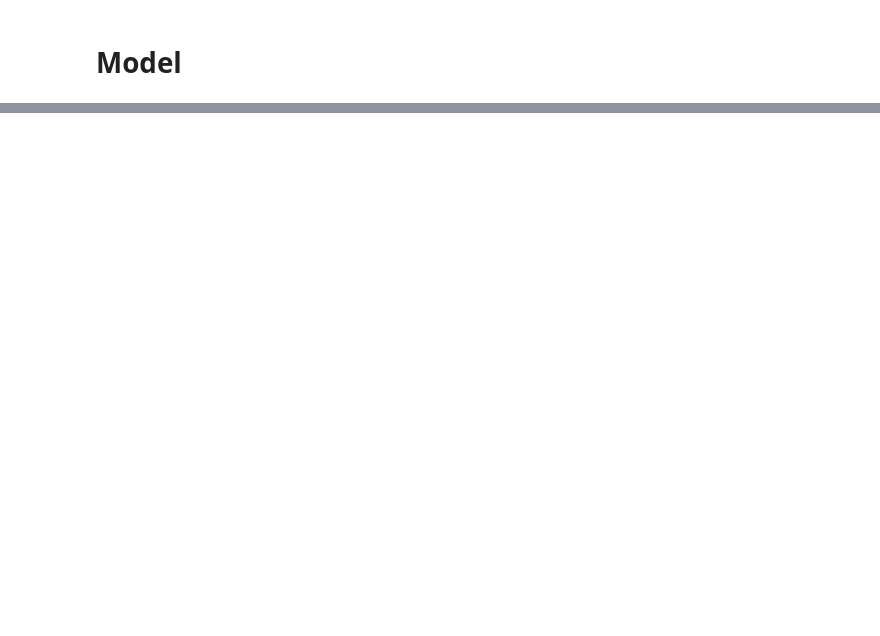
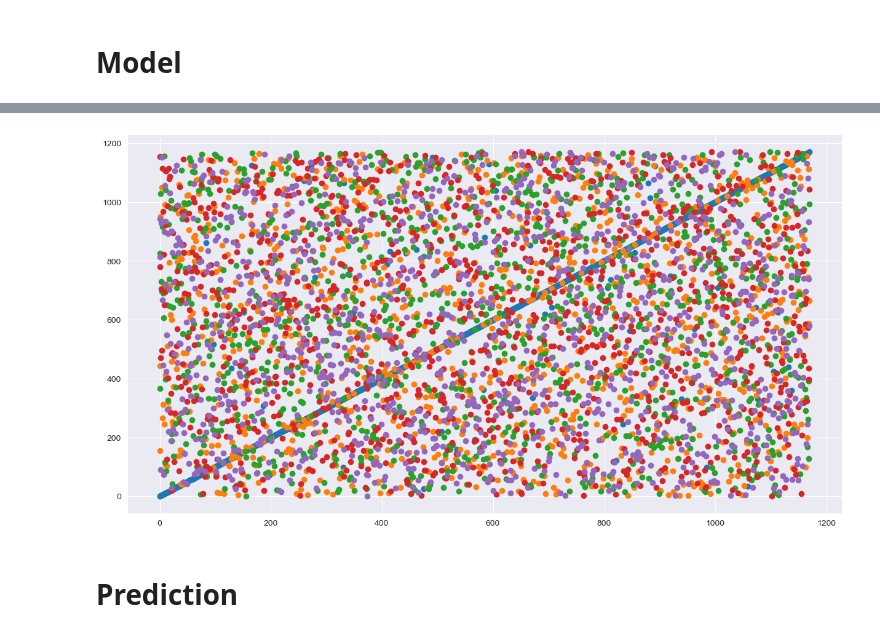
Before and after one commit to MH0386/product_recommendation, a Jupyter notebook: product_recommendation.ipynb, the cells around one changed output, grey strips where cells are left out. Drawn from its saved outputs; the diff is of its cells as text; code cells hidden in the pictures; blank space fills up the shorter version.

```diff
--- a/product_recommendation.ipynb
+++ b/product_recommendation.ipynb
@@ -97,7 +95,7 @@ data = Dataset.load_from_df(data, reader)
 # %% [markdown]
 # Splitting the dataset
 # %%
-trainSet, testSet = train_test_split(data, test_size=0.3, random_state=10)
+trainSet, testSet = train_test_split(data, test_size=0.2, random_state=42)
 # %%
 trainSet
 # %% [output]
@@ -105,6 +131,7 @@ trainSet
 # %% [markdown]
 # Model
+# %%
+model = NearestNeighbors(metric='cosine', algorithm='brute')
 # %%
-model = KNNWithMeans(k=10, verbose=True)
 model.fit(trainSet)
 # %% [output]
@@ -143,0 +139,2 @@ MSE: 450901.6795
+# %%
+distances, indices = model.kneighbors(trainSet)
@@ -143,0 +167,12 @@ MSE: 450901.6795
+# %%
+plt.figure(figsize=(15, 8))
+plt.scatter(x=range(0, len(indices)), y=indices[:, 0])
+plt.scatter(x=range(0, len(indices)), y=indices[:, 1])
+plt.scatter(x=range(0, len(indices)), y=indices[:, 2])
+plt.scatter(x=range(0, len(indices)), y=indices[:, 3])
+plt.scatter(x=range(0, len(indices)), y=indices[:, 4])
+plt.show()
+# %% [output]
+[figure, added]
+# %% [markdown]
+# Prediction
```
Also changed, not shown: parts of 16 cells of this notebook, 1 other file.
